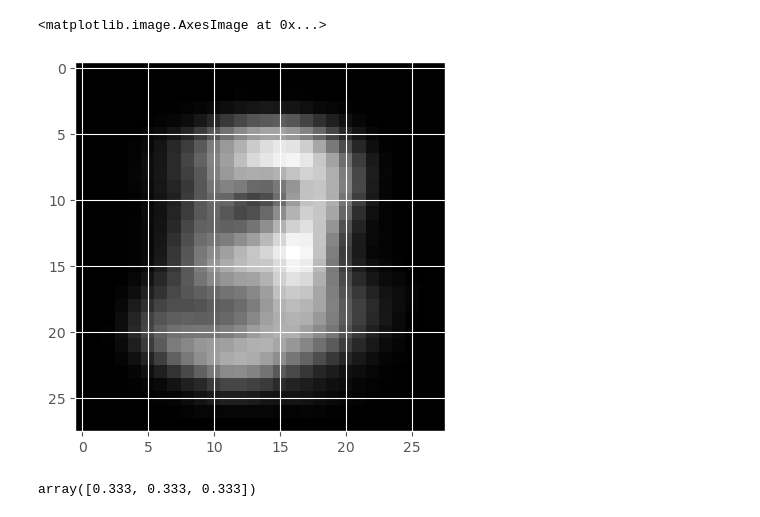
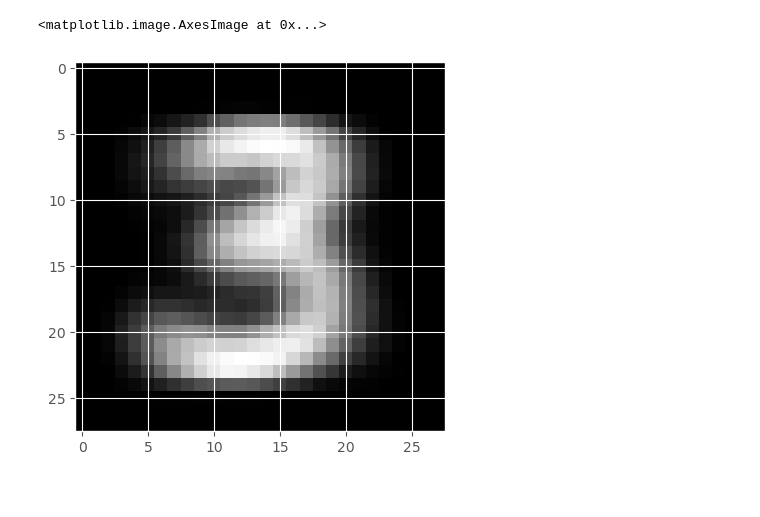
Before and after one commit to wsshen/MachineLearning, a Jupyter notebook: EM/mnist.ipynb, the cells around one changed output. Saved outputs shown, nothing was run; the diff lists cells and outputs as text; code cells hidden in the pictures.

```diff
--- a/EM/mnist.ipynb
+++ b/EM/mnist.ipynb
@@ -21,2 +21,0 @@ train_X = (train_X/128).astype('int')
-# %%
-p_1 =  np.prod(thetas[0,:] ** x * (1-thetas[0,:])**(1-x), axis=1) * phi[0]
@@ -31,13 +26,13 @@ sz = 28
 
 tol = 1e-15
 max_iter = 100
-
+np.random.seed(1232)
 initWts = np.random.uniform(.25,.75,3)
 tot = np.sum(initWts)
 initWts = initWts/tot
 phi = initWts
 
-elbo_old = -1000000
+elbo_old = -1000000.0
 
 x = np.array([train_X[np.where(train_y==2)[0][0:n],:,:],
                 train_X[np.where(train_y==9)[0][0:n],:,:],
@@ -65,13 +52,17 @@ thetas = initMeans
 # %%
 for i in range(max_iter):
 
-    p_1 =  np.prod(thetas[0,:] ** x * (1-thetas[0,:])**(1-x), axis=1) * phi[0]
-    p_2 =  np.prod(thetas[1,:] ** x * (1-thetas[1,:])**(1-x), axis=1) * phi[1]
-    p_3 =  np.prod(thetas[2,:] ** x * (1-thetas[2,:])**(1-x), axis=1) * phi[2]
+    mb_1 =  (thetas[0,:] ** x) * ((1-thetas[0,:])**(1-x))
+    mb_2 =  (thetas[1,:] ** x) * ((1-thetas[1,:])**(1-x))
+    mb_3 =  (thetas[2,:] ** x) * ((1-thetas[2,:])**(1-x))
 
-    p_1 = p_1.clip(min=1e-50)
-    p_2 = p_2.clip(min=1e-50)
-    p_3 = p_3.clip(min=1e-50)
+    p_1 = np.prod(mb_1,axis=1) * phi[0]
+    p_2 = np.prod(mb_2,axis=1) * phi[1]
+    p_3 = np.prod(mb_3,axis=1) * phi[2]
+
+    # p_1 = p_1.clip(min=1e-50)
+    # p_2 = p_2.clip(min=1e-50)
+    # p_3 = p_3.clip(min=1e-50)
     # p_1 = np.sum(p_1,axis=1)
     # p_2 = np.sum(p_2,axis=1)
     # p_3 = np.sum(p_3,axis=1)
@@ -97,7 +88,17 @@ for i in range(max_iter):
 
     # elbo = np.sum(w_1 * p_1 + w_2 * p_2 + w_3 * p_3)
 
-    elbo = np.sum(w_1 * np.log(p_1/w_1) + w_2 * np.log(p_2/w_2) + w_3 * np.log(p_3/w_3))
+
+    mb_1 = mb_1.clip(min=1e-50)
+    mb_2 = mb_2.clip(min=1e-50)
+    mb_3 = mb_3.clip(min=1e-50)
+
+    ll_1 = np.sum(np.log(mb_1),axis=1) + np.log(phi[0])
+    ll_2 = np.sum(np.log(mb_2),axis=1) + np.log(phi[1])
+    ll_3 = np.sum(np.log(mb_3),axis=1) + np.log(phi[2])
+
+
+    elbo = np.sum(w_1 * ll_1 + w_2 * ll_2 + w_3 * ll_3)
 
 
     # thetas[0,:] = np.sum(w_1[:,np.newaxis] * x,axis=0)/np.sum(w_1 ,axis=0) + 0.0001
@@ -113,9 +114,14 @@ for i in range(max_iter):
     phi[2] = np.sum(w_3)/m
 
     print(f"Iteration: {i}")
+    print('Phi is:',phi)
+    # print("thetas[0] is:",thetas[0,0:10])
     print(f"ELBO is: {elbo}")
-    if np.abs(elbo-elbo_old) < tol:
+    diff = np.absolute(elbo-elbo_old,dtype='float64')
+    if diff < tol:
         break
-    elbo_old = elbo
+    else:
+        print(np.abs(elbo-elbo_old))
+        elbo_old = elbo
 # %% [output]
 Iteration: 0
@@ -125,10 +144,6 @@ ELBO is: -205255.1562498615
 # %%
 test = thetas.reshape(3,28,28)
-plt.imshow(test[2,:],cmap=plt.get_cmap('gray'))
+plt.imshow(test[0,:],cmap=plt.get_cmap('gray'))
 # %% [output]
 <matplotlib.image.AxesImage at 0x...>
-[figure, old version]
+[figure, new version]
-# %%
-phi
-# %% [output]
-array([0.333, 0.333, 0.333])
```
Also changed, not shown: parts of 8 cells of this notebook, 2 other files.
